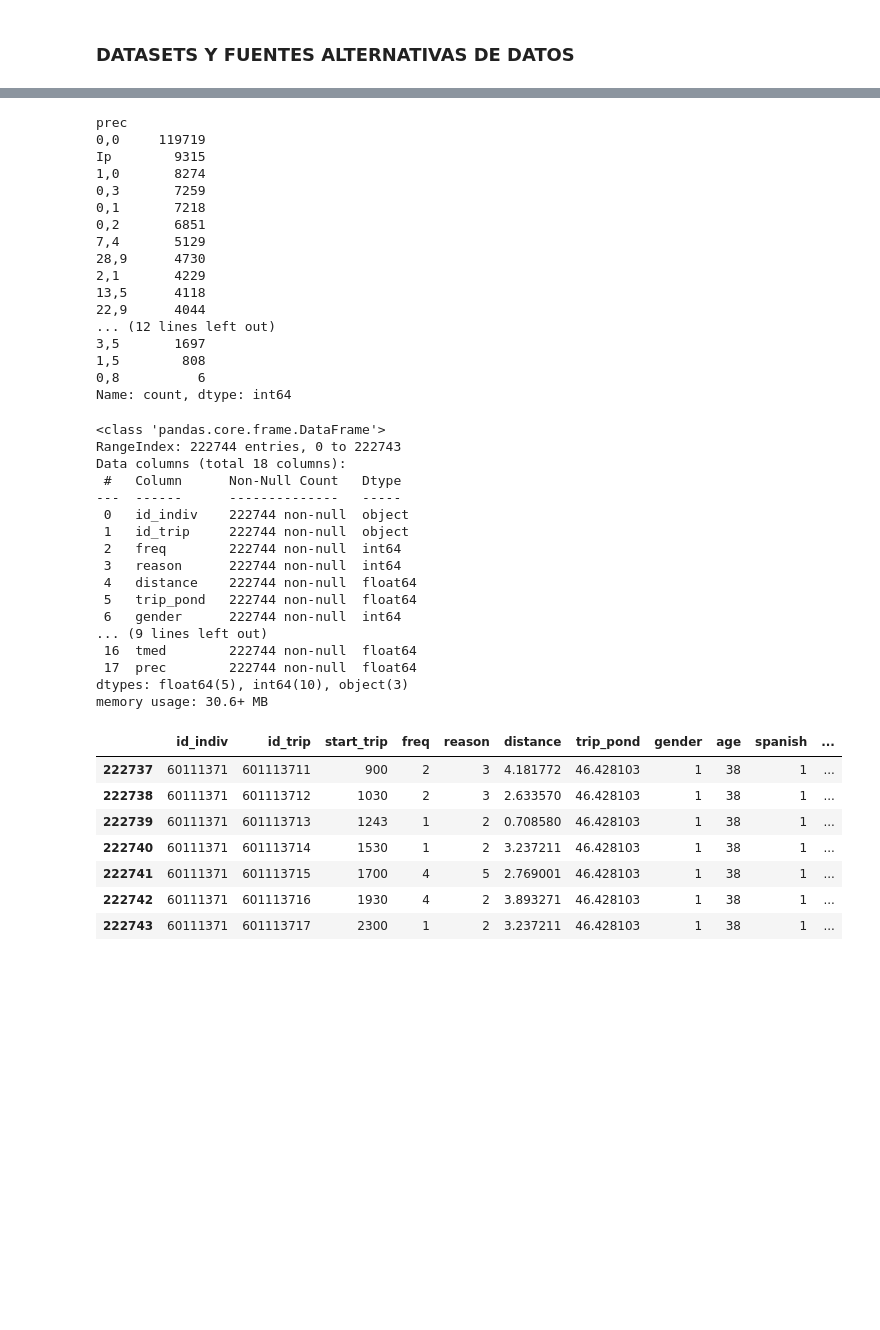
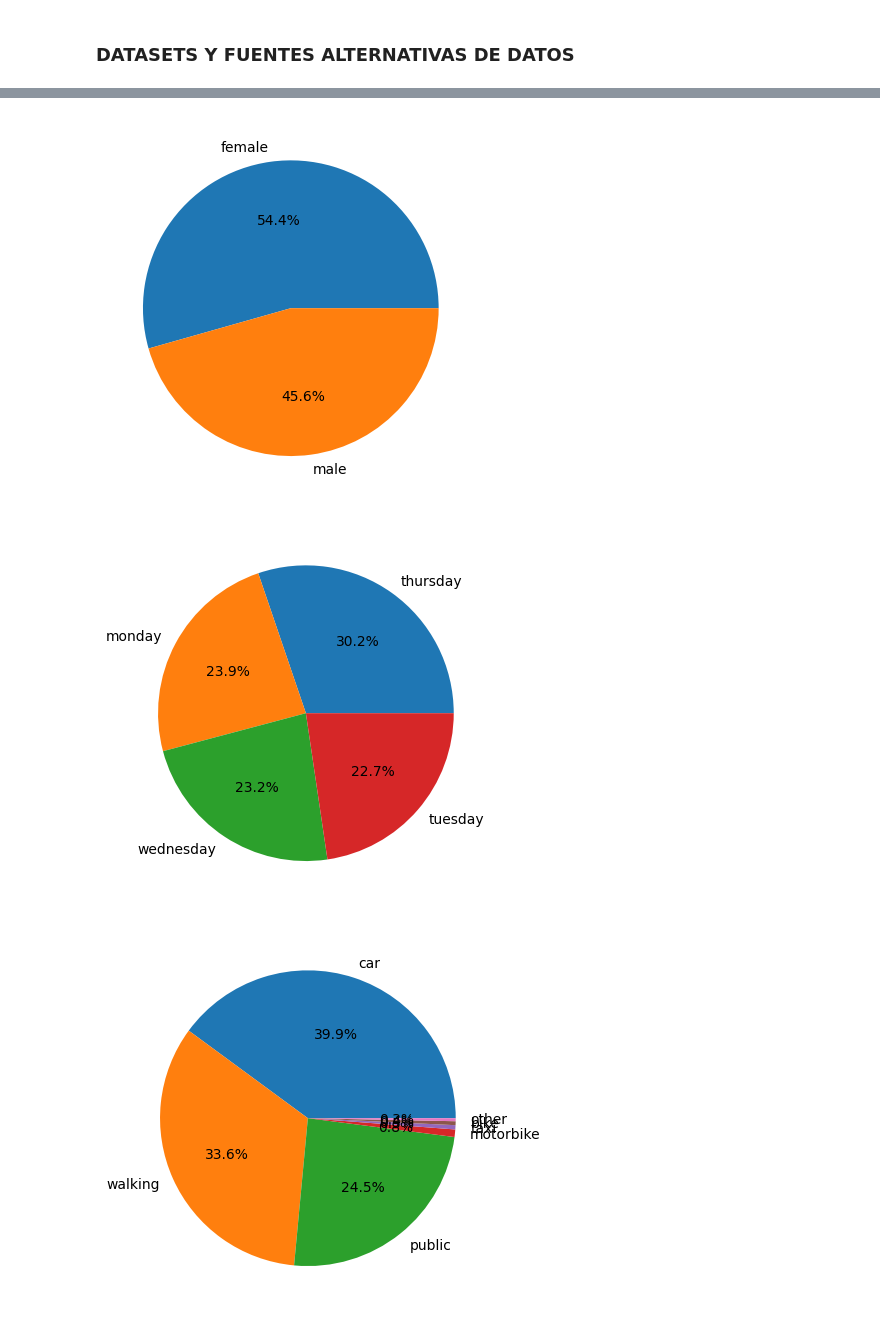
Before and after one commit to RauGarGom/madrid_transp_renta, a Jupyter notebook: precode.ipynb, the cells around one changed output, grey strips where cells are left out. Drawn from its saved outputs; the diff is of its cells as text; code cells hidden in the pictures; blank space fills up the shorter version.

```diff
--- a/precode.ipynb
+++ b/precode.ipynb
@@ -252,44 +69,0 @@ df_transp
-# %%
-df_transp['prec'].value_counts()
-# %% [output]
-prec
-0,0     119719
-Ip        9315
-1,0       8274
-0,3       7259
-0,1       7218
-0,2       6851
-7,4       5129
-28,9      4730
-2,1       4229
-13,5      4118
-22,9      4044
-... (12 lines left out)
-3,5       1697
-1,5        808
-0,8          6
-Name: count, dtype: int64
-# %%
-### Convert tmed and prec to float
-df_transp['tmed']=df_transp['tmed'].str.replace(",",".").astype(float)
-df_transp['prec']=df_transp['prec'].str.replace("Ip","0") ### We count rain of < 0.1 mm as dry weather.
-df_transp['prec']=df_transp['prec'].str.replace(",",".").astype(float)
-df_transp.info()
-# %% [output]
-<class 'pandas.core.frame.DataFrame'>
-RangeIndex: 222744 entries, 0 to 222743
-Data columns (total 18 columns):
- #   Column      Non-Null Count   Dtype
----  ------      --------------   -----
- 0   id_indiv    222744 non-null  object
- 1   id_trip     222744 non-null  object
- 2   freq        222744 non-null  int64
- 3   reason      222744 non-null  int64
- 4   distance    222744 non-null  float64
- 5   trip_pond   222744 non-null  float64
- 6   gender      222744 non-null  int64
-... (9 lines left out)
- 16  tmed        222744 non-null  float64
- 17  prec        222744 non-null  float64
-dtypes: float64(5), int64(10), object(3)
-memory usage: 30.6+ MB
@@ -296,13 +73,13 @@ memory usage: 30.6+ MB
 # %%
-df_transp = pd.read_csv("./data/treated/transp.csv")
-df_transp.groupby("id_indiv")["id_trip"].count()
-df_transp[df_transp["id_indiv"]==60111371]
+df_transp = pd.DataFrame(pd.read_csv("./data/treated/transp.csv"))
-# %% [output]
-|  | id_indiv | id_trip | start_trip | freq | reason | distance | trip_pond | gender | age | spanish | ... |
-| 222737 | 60111371 | 601113711 | 900 | 2 | 3 | 4.181772 | 46.428103 | 1 | 38 | 1 | ... |
-| 222738 | 60111371 | 601113712 | 1030 | 2 | 3 | 2.633570 | 46.428103 | 1 | 38 | 1 | ... |
-| 222739 | 60111371 | 601113713 | 1243 | 1 | 2 | 0.708580 | 46.428103 | 1 | 38 | 1 | ... |
-| 222740 | 60111371 | 601113714 | 1530 | 1 | 2 | 3.237211 | 46.428103 | 1 | 38 | 1 | ... |
-| 222741 | 60111371 | 601113715 | 1700 | 4 | 5 | 2.769001 | 46.428103 | 1 | 38 | 1 | ... |
-| 222742 | 60111371 | 601113716 | 1930 | 4 | 2 | 3.893271 | 46.428103 | 1 | 38 | 1 | ... |
-| 222743 | 60111371 | 601113717 | 2300 | 1 | 2 | 3.237211 | 46.428103 | 1 | 38 | 1 | ... |
+# %%
+### Generate pie charts for the variables contained in pies
+pies = ['gender','week_day','transport','reason','activity','studies','weather']
+for pie in pies:
+    plt.figure()
+    plt.pie(df_transp[pie].value_counts().values, labels = df_transp[pie].value_counts().index,autopct='%1.1f%%')
+    plt.savefig("./img/plots/"+pie+"_distrib.png")
+# %% [output]
+[figure, added]
+[figure, added]
+[figure, added]
```
Also changed, not shown: parts of 21 cells of this notebook, 13 other files.
